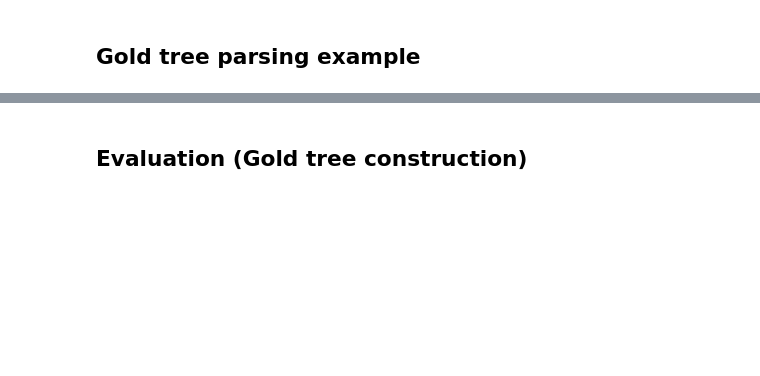
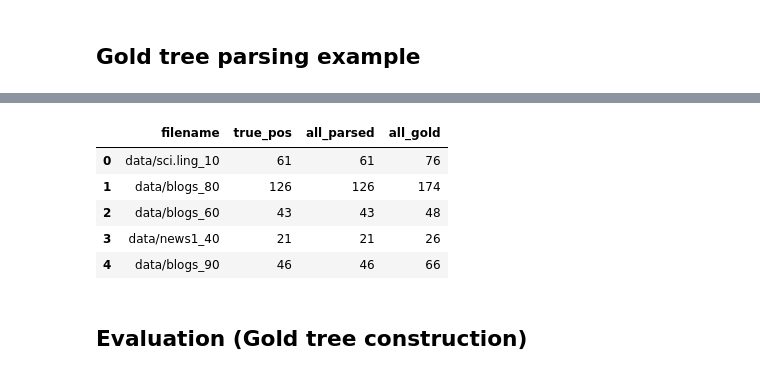
Before and after one commit to tchewik/isanlp_rst, a Jupyter notebook: src/maintenance/4_tree_building.ipynb, the cells around one changed output, grey strips where cells are left out. Drawn from its saved outputs; the diff is of its cells as text; code cells hidden in the pictures; blank space fills up the shorter version.

```diff
--- a/src/maintenance/4_tree_building.ipynb
+++ b/src/maintenance/4_tree_building.ipynb
@@ -405,3 +434,31 @@ for file in tqdm(test):
+# %%
+from utils.evaluation import metric_parseval
+
+filenames = []
+true_pos = []
+all_parsed = []
+all_gold = []
+
+for key, value in cache.items():
+    c_true_pos, c_all_parsed, c_all_gold = metric_parseval(value[0], value[1])
+    filenames.append(key)
+    true_pos.append(c_true_pos)
+    all_parsed.append(c_all_parsed)
+    all_gold.append(c_all_gold)
+
+results = pd.DataFrame({'filename': filenames,
+                    'true_pos': true_pos,
+                    'all_parsed': all_parsed,
+                    'all_gold': all_gold})
+# %%
+results
+# %% [output]
+|  | filename | true_pos | all_parsed | all_gold |
+| 0 | data/sci.ling_10 | 61 | 61 | 76 |
+| 1 | data/blogs_80 | 126 | 126 | 174 |
+| 2 | data/blogs_60 | 43 | 43 | 48 |
+| 3 | data/news1_40 | 21 | 21 | 26 |
+| 4 | data/blogs_90 | 46 | 46 | 66 |
 # %%
 import json
 
```
Also changed, not shown: parts of 11 cells of this notebook, 4 other files.
